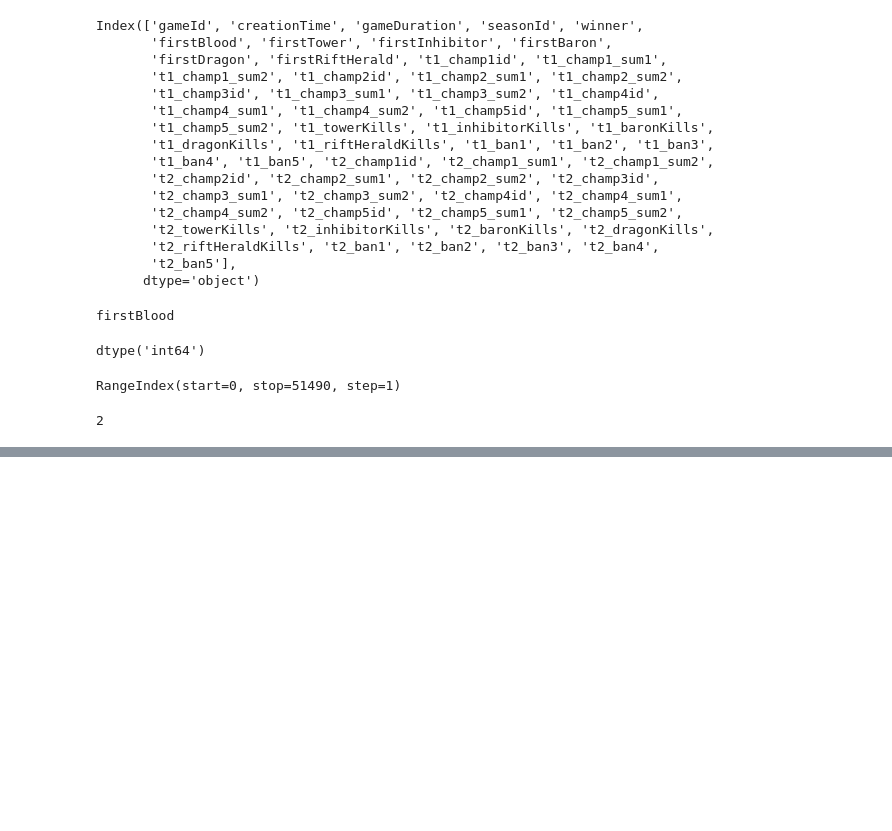
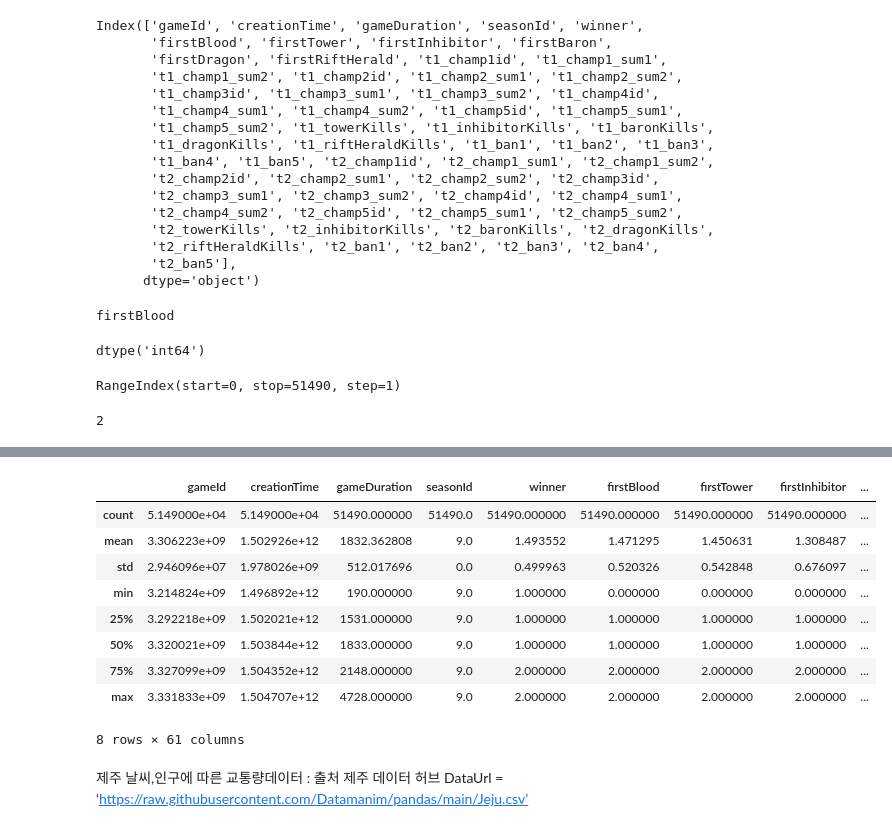
Before and after one commit to endnef2/past_learning, a Jupyter notebook: Pandas practice/datamanim_0215.ipynb, the cells around one changed output, grey strips where cells are left out. Drawn from its saved outputs; the diff is of its cells as text; code cells hidden in the pictures; blank space fills up the shorter version.

```diff
--- a/Pandas practice/datamanim_0215.ipynb
+++ b/Pandas practice/datamanim_0215.ipynb
@@ -86,0 +108,15 @@ df.iloc[2, 5]
+# %%
+df.describe()
+# %% [output]
+|  | gameId | creationTime | gameDuration | seasonId | winner | firstBlood | firstTower | firstInhibitor | ... |
+| count | 5.149000e+04 | 5.149000e+04 | 51490.000000 | 51490.0 | 51490.000000 | 51490.000000 | 51490.000000 | 51490.000000 | ... |
+| mean | 3.306223e+09 | 1.502926e+12 | 1832.362808 | 9.0 | 1.493552 | 1.471295 | 1.450631 | 1.308487 | ... |
+| std | 2.946096e+07 | 1.978026e+09 | 512.017696 | 0.0 | 0.499963 | 0.520326 | 0.542848 | 0.676097 | ... |
+| min | 3.214824e+09 | 1.496892e+12 | 190.000000 | 9.0 | 1.000000 | 0.000000 | 0.000000 | 0.000000 | ... |
+| 25% | 3.292218e+09 | 1.502021e+12 | 1531.000000 | 9.0 | 1.000000 | 1.000000 | 1.000000 | 1.000000 | ... |
+| 50% | 3.320021e+09 | 1.503844e+12 | 1833.000000 | 9.0 | 1.000000 | 1.000000 | 1.000000 | 1.000000 | ... |
+| 75% | 3.327099e+09 | 1.504352e+12 | 2148.000000 | 9.0 | 2.000000 | 2.000000 | 2.000000 | 2.000000 | ... |
+| max | 3.331833e+09 | 1.504707e+12 | 4728.000000 | 9.0 | 2.000000 | 2.000000 | 2.000000 | 2.000000 | ... |
+8 rows × 61 columns
+# %% [markdown]
+제주 날씨,인구에 따른 교통량데이터 : 출처 제주 데이터 허브 DataUrl = ‘https://raw.githubusercontent.com/Datamanim/pandas/main/Jeju.csv’
```
Also changed, not shown: parts of 12 cells of this notebook.
